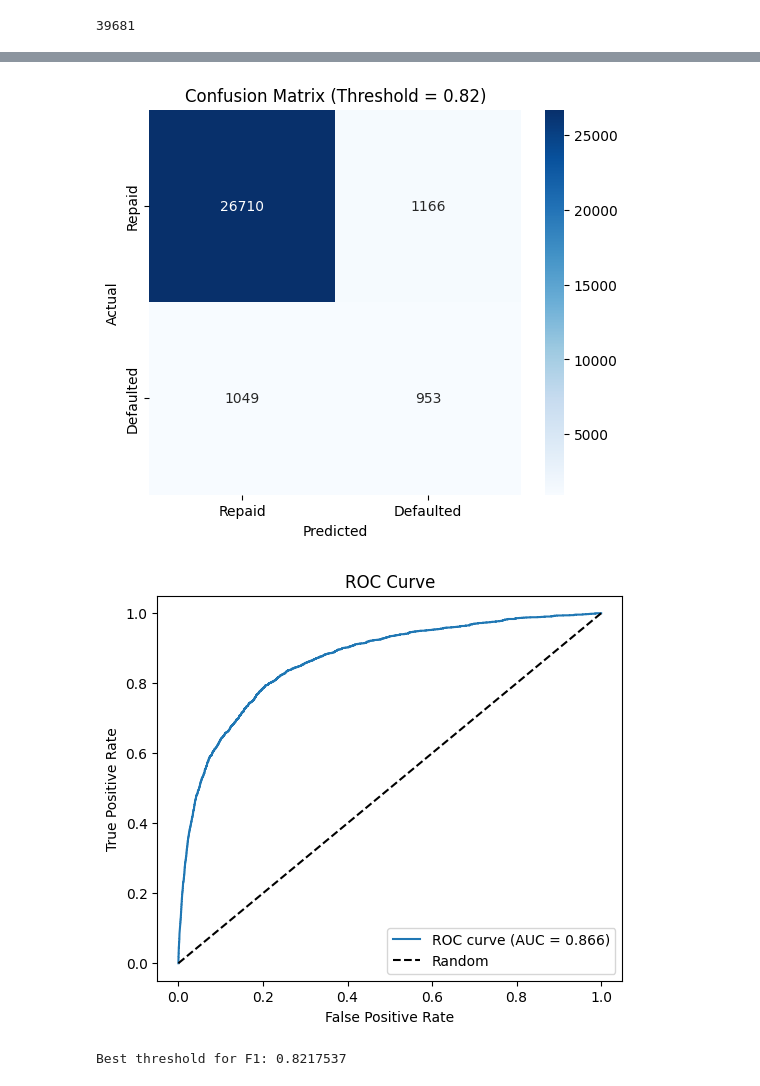
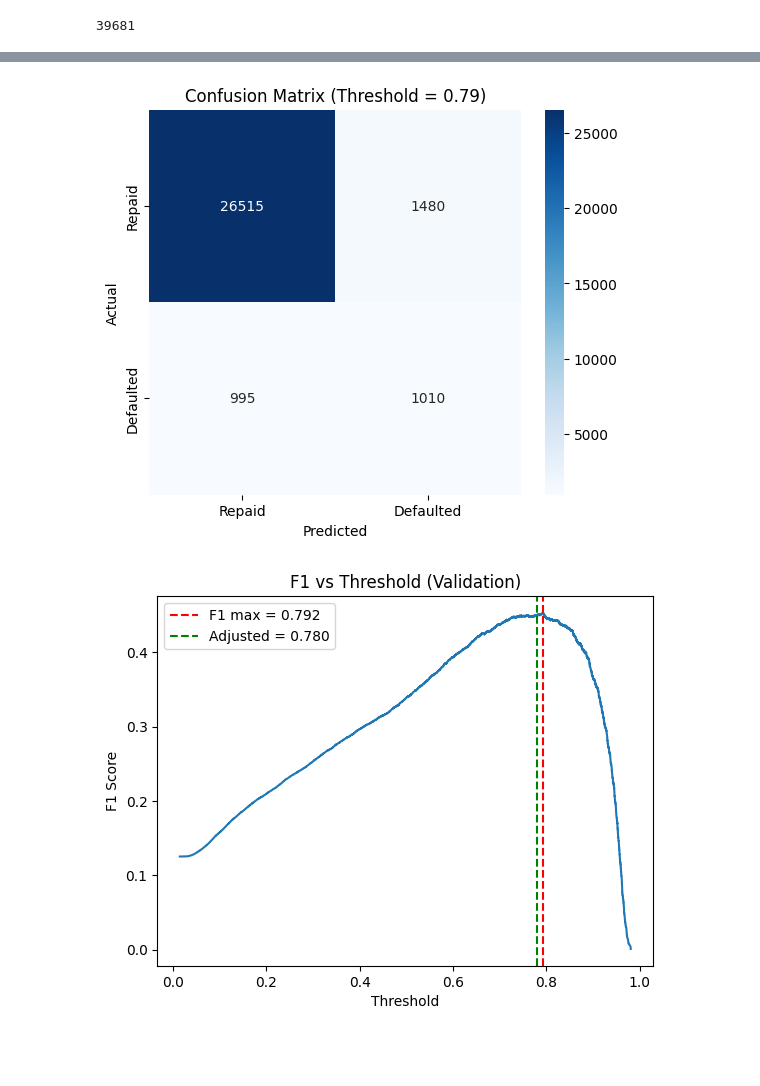
Before and after one commit to sunnysunny77/loan, a Jupyter notebook: cr.ipynb, the cells around one changed output, grey strips where cells are left out. Cells and saved outputs as stored; diff of their text form; code cells hidden in the pictures; blank space fills up the shorter version.

```diff
--- a/cr.ipynb
+++ b/cr.ipynb
@@ -387,7 +389,7 @@ sns.boxplot(data=numeric_df)
 plt.title("Boxplot for All Numeric Features")
 plt.xticks(rotation=45)
 plt.show()
-outliers_idx = df_features['MonthlyIncome'].nlargest(1).index
+outliers_idx = df_features['MonthlyIncome'].nlargest(3).index
 df_features = df_features.drop(index=outliers_idx)
 target = target.drop(index=outliers_idx)
 # %% [output]
@@ -419,7 +421,7 @@ df_high, hc_cols_to_drop = drop_high_card_cols(df_drop, threshold=50)
 Dropping 0 high-cardinality columns (> 50 unique values)
 # %%
 # Drop correlated features here
-df_corr, corr_cols_to_drop = drop_correlated(df_high, threshold=1.1)
+df_corr, corr_cols_to_drop = drop_correlated(df_high, threshold=0.9999)
 # %% [output]
 Dropping 0 highly correlated features
 [figure]
@@ -453,3 +455,6 @@ X_train = df_selected.copy()
 # %% [output]
 Engineered features
 Engineered features
+# %%
+# Drop duplicates
+X_train, y_train = check_and_drop_duplicates(X_train, y_train)
@@ -750,7 +768,7 @@ params = {
     "eval_metric": ["logloss", "auc"],
     "eta": 0.03,
     "max_depth": 4,
-    "min_child_weight": 2,
+    "min_child_weight": 1,
     "subsample": 0.8,
     "colsample_bytree": 0.8,
     "gamma": 0.1,
@@ -786,17 +807,15 @@ model_b = xgb.train(
 y_probs = model_b.predict(dtest)
 
 prec, rec, thresholds = precision_recall_curve(y_test, y_probs)
+denom = prec + rec
+f1 = np.zeros_like(denom)
+mask = denom != 0
+f1[mask] = 2 * prec[mask] * rec[mask] / denom[mask]
+best_thresh = thresholds[np.argmax(f1[:-1])]
 
-beta = 0.9
-beta_sq = beta**2
-denom = beta_sq * prec[:-1] + rec[:-1]
-fbeta = np.zeros_like(denom)
-mask = denom != 0
-fbeta[mask] = (1 + beta_sq) * prec[:-1][mask] * rec[:-1][mask] / denom[mask]
-
-best_thresh = thresholds[np.argmax(fbeta)]
-
-y_pred_opt = (y_probs > best_thresh).astype(int)
+alpha = - 0.0125  # positive = stricter, negative = looser
+adjusted_thresh = np.clip(best_thresh + alpha, 0, 1)
+y_pred_opt = (y_probs > adjusted_thresh).astype(int)
 
 target_names = ['Repaid', 'Defaulted']
 report = classification_report(y_test, y_pred_opt, target_names=target_names)
@@ -806,6 +825,7 @@ tn, fp, fn, tp = cm.ravel()
 per_class_acc = cm.diagonal() / cm.sum(axis=1)
 roc_auc = roc_auc_score(y_test, y_probs)
 
+print("Best threshold for F1:", best_thresh)
 print(report)
 print(f"Accuracy: {acc*100:.2f}%")
 print(f"ROC AUC: {roc_auc:.3f}")
@@ -821,14 +841,12 @@ plt.ylabel("Actual")
 plt.title(f"Confusion Matrix (Threshold = {best_thresh:.2f})")
 plt.show()
 
-fpr, tpr, _ = roc_curve(y_test, y_probs)
-plt.figure(figsize=(6,5))
-plt.plot(fpr, tpr, label=f"ROC curve (AUC = {roc_auc:.3f})")
-plt.plot([0,1], [0,1], 'k--', label="Random")
-plt.xlabel("False Positive Rate")
-plt.ylabel("True Positive Rate")
-plt.title("ROC Curve")
+plt.plot(thresholds, f1[:-1])
+plt.axvline(best_thresh, color='r', linestyle='--', label=f"F1 max = {best_thresh:.3f}")
+plt.axvline(adjusted_thresh, color='g', linestyle='--', label=f"Adjusted = {adjusted_thresh:.3f}")
+plt.xlabel("Threshold")
+plt.ylabel("F1 Score")
 plt.legend()
+plt.title("F1 vs Threshold (Validation)")
 plt.show()
-print("Best threshold for F1:", best_thresh)
 # %% [output]
@@ -849,3 +868,2 @@ Accuracy for class 'Defaulted': 47.60%
-[figure, old version]
+[figure, new version]
-[figure, old version]
+[figure, new version]
-Best threshold for F1: 0.8217537
```
Also changed, not shown: parts of 17 cells of this notebook, 2 other files.
